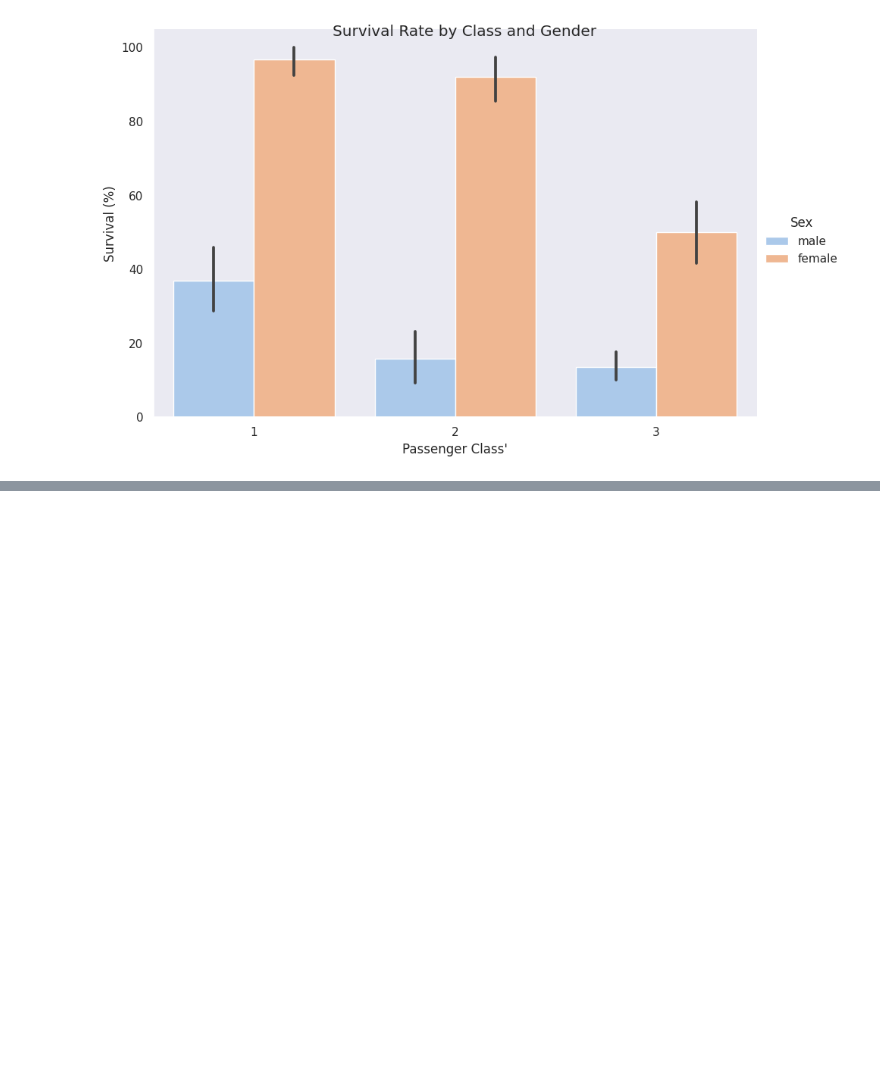
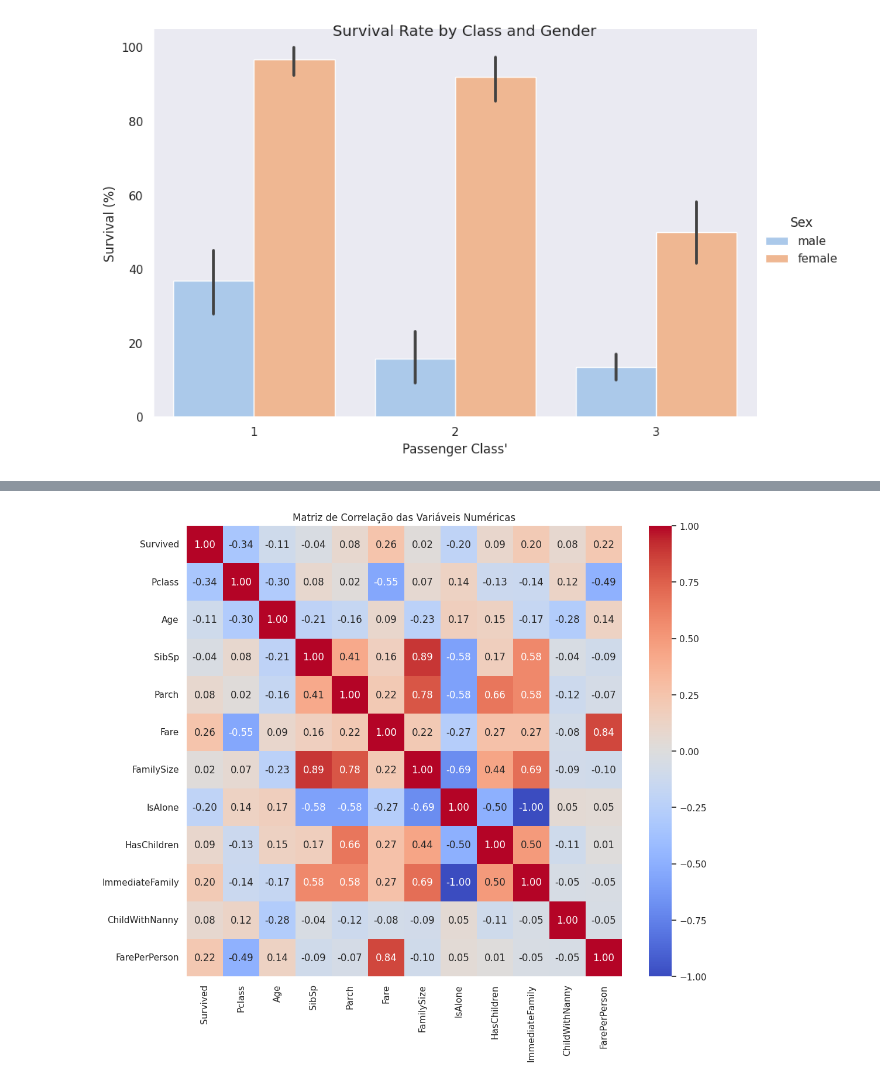
Before and after one commit to VLRomanX/Titanic-Competition, a Jupyter notebook: titanic.ipynb, the cells around one changed output, grey strips where cells are left out. Drawn from its saved outputs; the diff is of its cells as text; code cells hidden in the pictures; blank space fills up the shorter version.

```diff
--- a/titanic.ipynb
+++ b/titanic.ipynb
@@ -481,0 +457,13 @@ plt.show()
+# %%
+numerical_cols = ['Survived', 'Pclass', 'Age', 'SibSp', 'Parch', 'Fare',
+                  'FamilySize', 'IsAlone', 'HasChildren', 'ImmediateFamily',
+                  'ChildWithNanny', 'FarePerPerson']
+
+correlation_matrix = train[numerical_cols].corr()
+
+plt.figure(figsize=(12, 10))
+sns.heatmap(correlation_matrix, annot=True, cmap='coolwarm', fmt=".2f")
+plt.title('Matriz de Correlação das Variáveis Numéricas')
+plt.show()
+# %% [output]
+[figure, added]
```
Also changed, not shown: parts of 40 cells of this notebook.
